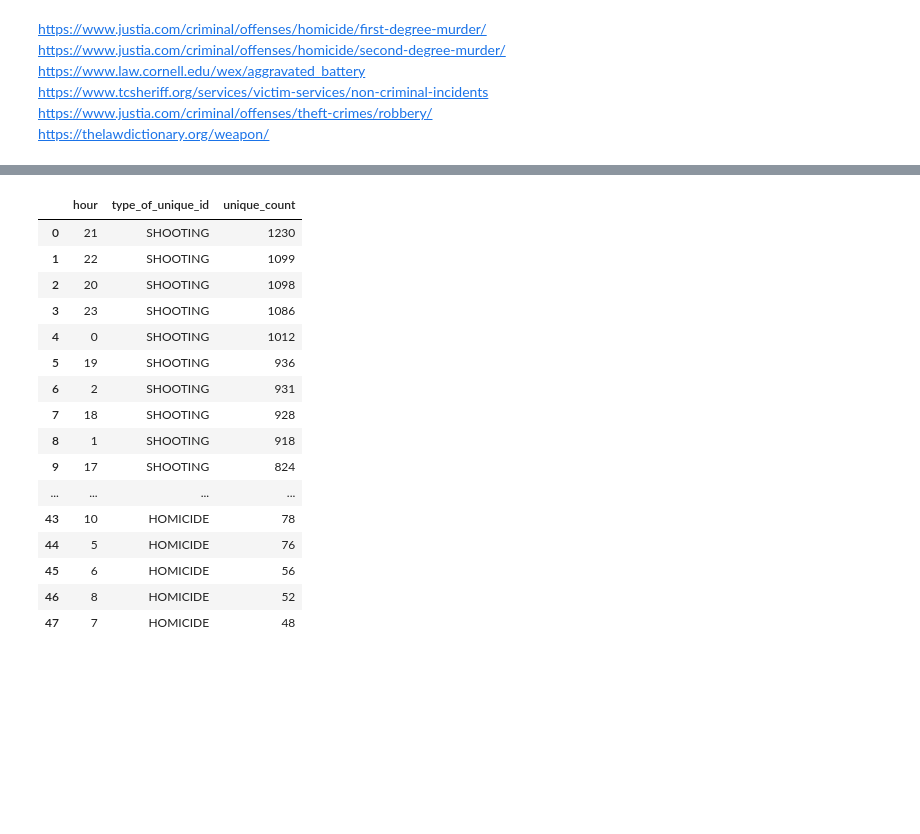
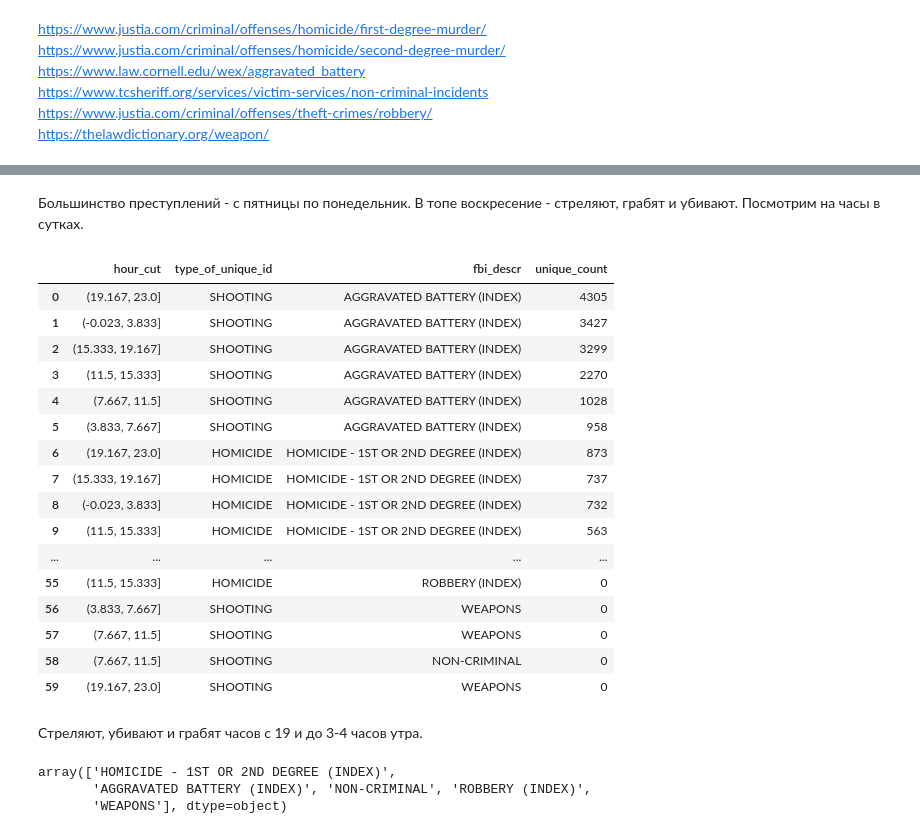
Before and after one commit to RomanD83/violence_reduction, a Jupyter notebook: vr.ipynb, the cells around one changed output, grey strips where cells are left out. Drawn from its saved outputs; the diff is of its cells as text; code cells hidden in the pictures; blank space fills up the shorter version.

```diff
--- a/vr.ipynb
+++ b/vr.ipynb
@@ -33,7 +33,7 @@ df.head(3)
 | 2 | JE241639 | 05/24/2021 09:05:00 PM | 500 S OAKLEY BLVD | FATAL SHOOTING | HOM-JE241639-1 | 60612 | 28 | NEAR WEST SIDE | ... |
 3 rows × 25 columns
 # %%
-df.columns = df.columns.str.lower()
+df.columns = df.columns.str.lower().str.replace(' ', '_')
 # %%
 df.head(3)
 # %% [output]
@@ -261,24 +269,36 @@ df\
+# %% [markdown]
+Большинство преступлений - с пятницы по понедельник. В топе воскресение - стреляют, грабят и убивают. Посмотрим на часы в сутках.
+# %%
+df['hour_cut'] = pd.cut(df['hour'], bins=6)
 # %%
 df\
-    .groupby(['hour', 'type_of_unique_id'])\
+    .groupby(['hour_cut', 'type_of_unique_id', 'fbi_descr'])\
     .agg(unique_count=('unique_id', 'count'))\
     .sort_values('unique_count', ascending=False)\
     .reset_index()
 # %% [output]
-|  | hour | type_of_unique_id | unique_count |
-| 0 | 21 | SHOOTING | 1230 |
-| 1 | 22 | SHOOTING | 1099 |
-| 2 | 20 | SHOOTING | 1098 |
-| 3 | 23 | SHOOTING | 1086 |
-| 4 | 0 | SHOOTING | 1012 |
-| 5 | 19 | SHOOTING | 936 |
-| 6 | 2 | SHOOTING | 931 |
-| 7 | 18 | SHOOTING | 928 |
-| 8 | 1 | SHOOTING | 918 |
-| 9 | 17 | SHOOTING | 824 |
-| ... | ... | ... | ... |
-| 43 | 10 | HOMICIDE | 78 |
-| 44 | 5 | HOMICIDE | 76 |
-| 45 | 6 | HOMICIDE | 56 |
-| 46 | 8 | HOMICIDE | 52 |
-| 47 | 7 | HOMICIDE | 48 |
+|  | hour_cut | type_of_unique_id | fbi_descr | unique_count |
+| 0 | (19.167, 23.0] | SHOOTING | AGGRAVATED BATTERY (INDEX) | 4305 |
+| 1 | (-0.023, 3.833] | SHOOTING | AGGRAVATED BATTERY (INDEX) | 3427 |
+| 2 | (15.333, 19.167] | SHOOTING | AGGRAVATED BATTERY (INDEX) | 3299 |
+| 3 | (11.5, 15.333] | SHOOTING | AGGRAVATED BATTERY (INDEX) | 2270 |
+| 4 | (7.667, 11.5] | SHOOTING | AGGRAVATED BATTERY (INDEX) | 1028 |
+| 5 | (3.833, 7.667] | SHOOTING | AGGRAVATED BATTERY (INDEX) | 958 |
+| 6 | (19.167, 23.0] | HOMICIDE | HOMICIDE - 1ST OR 2ND DEGREE (INDEX) | 873 |
+| 7 | (15.333, 19.167] | HOMICIDE | HOMICIDE - 1ST OR 2ND DEGREE (INDEX) | 737 |
+| 8 | (-0.023, 3.833] | HOMICIDE | HOMICIDE - 1ST OR 2ND DEGREE (INDEX) | 732 |
+| 9 | (11.5, 15.333] | HOMICIDE | HOMICIDE - 1ST OR 2ND DEGREE (INDEX) | 563 |
+| ... | ... | ... | ... | ... |
+| 55 | (11.5, 15.333] | HOMICIDE | ROBBERY (INDEX) | 0 |
+| 56 | (3.833, 7.667] | SHOOTING | WEAPONS | 0 |
+| 57 | (7.667, 11.5] | SHOOTING | WEAPONS | 0 |
+| 58 | (7.667, 11.5] | SHOOTING | NON-CRIMINAL | 0 |
+| 59 | (19.167, 23.0] | SHOOTING | WEAPONS | 0 |
+# %% [markdown]
+Стреляют, убивают и грабят часов с 19 и до 3-4 часов утра.
+# %%
+df.fbi_descr.unique()
+# %% [output]
+array(['HOMICIDE - 1ST OR 2ND DEGREE (INDEX)',
+       'AGGRAVATED BATTERY (INDEX)', 'NON-CRIMINAL', 'ROBBERY (INDEX)',
+       'WEAPONS'], dtype=object)
```
Also changed, not shown: parts of 29 cells of this notebook.
